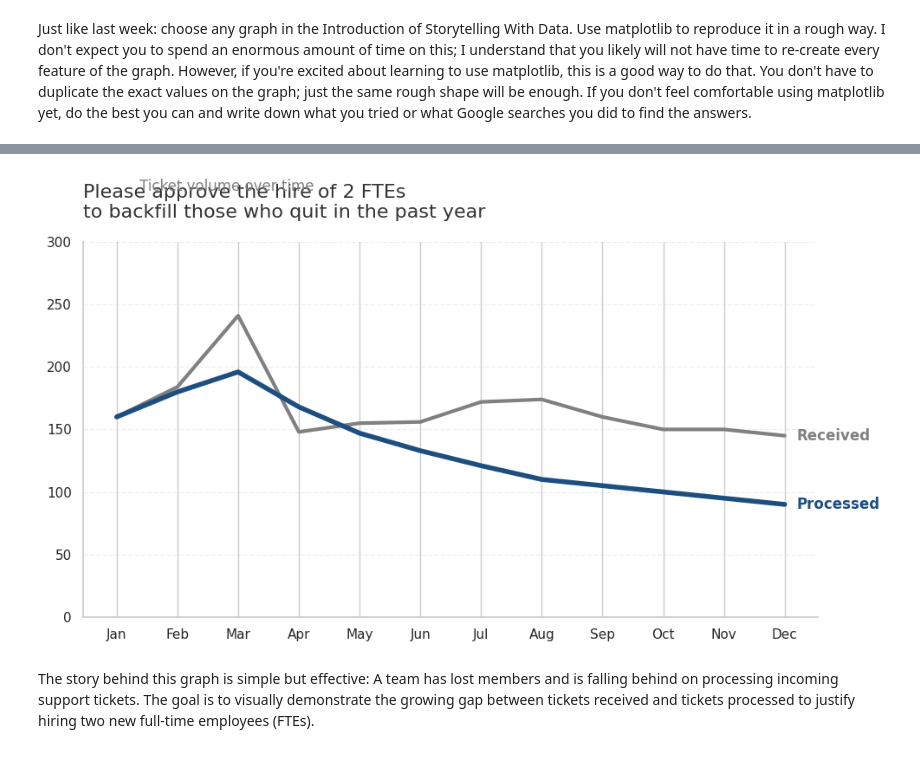
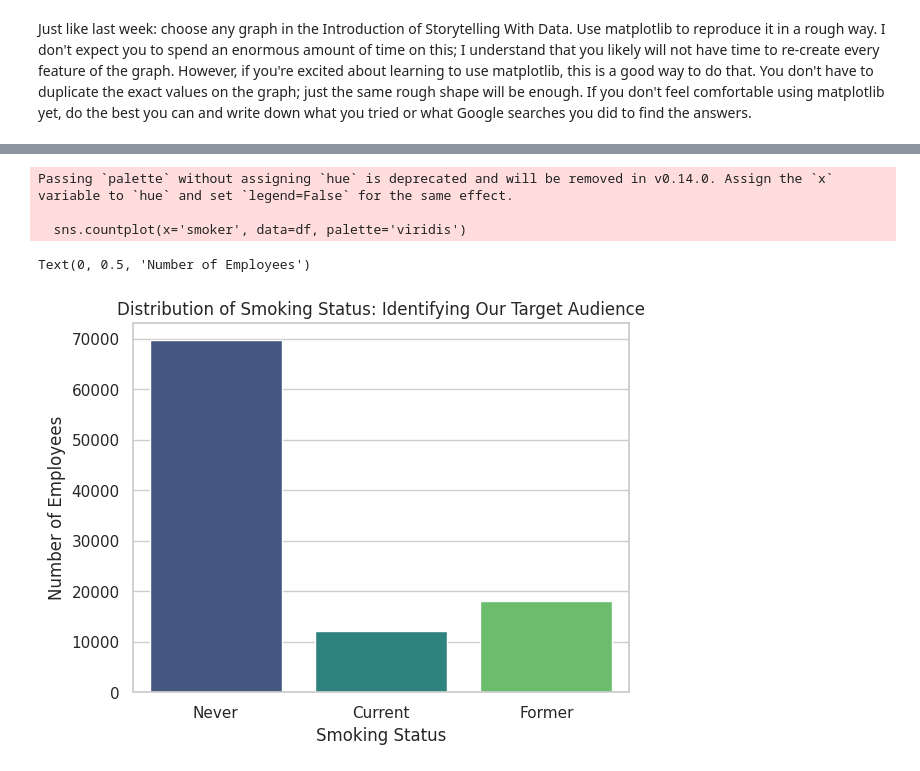
Before and after one commit to akamatt1/OMDS-ModB2-WeeklyAssignments, a Jupyter notebook: OMDS-ModB2-Week2-Affum-Matt.ipynb, the cells around one changed output, grey strips where cells are left out. Saved outputs shown, nothing was run; the diff lists cells and outputs as text; code cells hidden in the pictures.

```diff
--- a/OMDS-ModB2-Week2-Affum-Matt.ipynb
+++ b/OMDS-ModB2-Week2-Affum-Matt.ipynb
@@ -287,40 +261,27 @@ The moral of this data-driven story? While we cannot control every aspect of our
-# %%
-import matplotlib.pyplot as plt
-
-# Rough data values representing the "Ticket Trend" case study
-months = ['Jan', 'Feb', 'Mar', 'Apr', 'May', 'Jun', 'Jul', 'Aug', 'Sep', 'Oct', 'Nov', 'Dec']
-received = [160, 184, 241, 148, 155, 156, 172, 174, 160, 150, 150, 145]
-processed = [160, 180, 196, 168, 147, 133, 121, 110, 105, 100, 95, 90]
-
-# Create the plot
-plt.figure(figsize=(10, 6))
-
-# Plot lines: Gray for context, Blue for the focus story
-plt.plot(months, received, color='gray', linewidth=3, label='Received')
-plt.plot(months, processed, color='#1c4e80', linewidth=4, label='Processed')
-
-# SWD Principle: Remove clutter (spines/borders)
-ax = plt.gca()
-ax.spines['top'].set_visible(False)
-ax.spines['right'].set_visible(False)
-ax.spines['left'].set_color('#cccccc')
-ax.spines['bottom'].set_color('#cccccc')
-
-# Set labels and title to tell the story
-plt.title('Please approve the hire of 2 FTEs\nto backfill those who quit in the past year',
-          fontsize=16, loc='left', pad=20, color='#333333')
-plt.suptitle('Ticket volume over time', x=0.125, y=0.92, ha='left', fontsize=12, color='gray')
-
-# SWD Principle: Direct labeling of lines
-plt.text(11.2, received[-1], 'Received', color='gray', fontweight='bold', va='center')
-plt.text(11.2, processed[-1], 'Processed', color='#1c4e80', fontweight='bold', va='center')
-
-# Subtle grid and axis limits
-plt.ylim(0, 300)
-plt.grid(axis='y', linestyle='--', alpha=0.3)
-
-plt.tight_layout()
-# %% [output]
-[figure, removed]
-# %% [markdown]
-The story behind this graph is simple but effective: A team has lost members and is falling behind on processing incoming support tickets. The goal is to visually demonstrate the growing gap between tickets received and tickets processed to justify hiring two new full-time employees (FTEs).
+# %%
+import pandas as pd
+import seaborn as sns
+import matplotlib.pyplot as plt
+
+# 1. Load the dataset
+df = pd.read_csv('medical_insurance.csv')
+
+# 2. Set a clean visual style
+sns.set_style("whitegrid")
+
+# 3. Create the bar chart (Count Plot)
+# We use 'smoker' on the x-axis to count how many people are in each category
+sns.countplot(x='smoker', data=df, palette='viridis')
+
+# 4. Add clear labels and a title to tell the story
+plt.title('Distribution of Smoking Status: Identifying Our Target Audience')
+plt.xlabel('Smoking Status')
+plt.ylabel('Number of Employees')
+
+# Note: In a typical environment, you would use plt.show() here to view the graph.
+# %% [output]
+Passing `palette` without assigning `hue` is deprecated and will be removed in v0.14.0. Assign the `x` variable to `hue` and set `legend=False` for the same effect.
+
+  sns.countplot(x='smoker', data=df, palette='viridis')
+Text(0, 0.5, 'Number of Employees')
+[figure, added]
```
Also changed, not shown: parts of 5 cells of this notebook.
